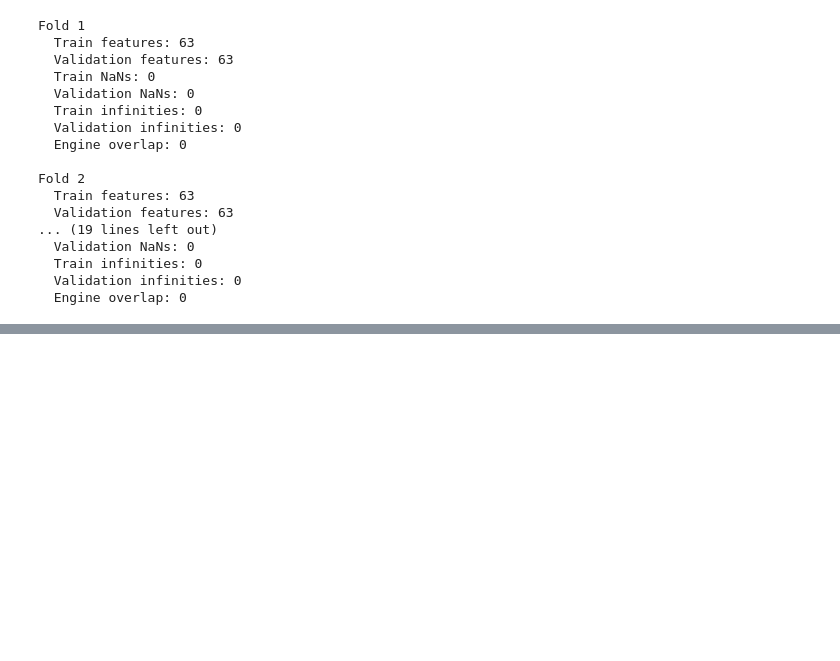
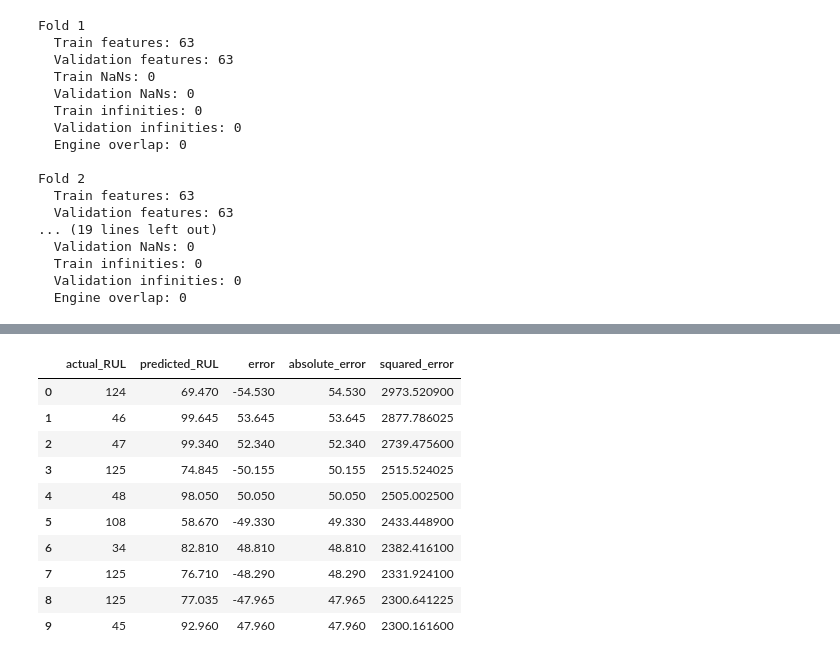
Before and after one commit to Susenther/Predictive_maintenance_RUL_prediction, a Jupyter notebook: notebooks/Predictive_Maintenance_RUL.ipynb, the cells around one changed output, grey strips where cells are left out. Drawn from its saved outputs; the diff is of its cells as text; code cells hidden in the pictures; blank space fills up the shorter version.

Commit message:
Add Random Forest baseline evaluation

```diff
--- a/notebooks/Predictive_Maintenance_RUL.ipynb
+++ b/notebooks/Predictive_Maintenance_RUL.ipynb
@@ -1484,0 +1651,33 @@ Fold 2
+# %%
+# Generate and store predictions for every temporal fold
+
+fold_predictions = []
+
+for fold_number, fold in enumerate(prepared_folds, start=1):
+
+    # Train a fresh Random Forest for this fold
+    model = RandomForestRegressor(
+        n_estimators=200,
+        random_state=42,
+        n_jobs=-1
+    )
+
+    model.fit(
+        fold["X_train"],
+        fold["y_train"]
+    )
+
+    # Predict validation RUL
+    predictions = model.predict(
+        fold["X_validation"]
+    )
+
+    # Store actual and predicted values
+    fold_prediction_data = pd.DataFrame({
+        "actual_RUL": fold["y_validation"].values,
+        "predicted_RUL": predictions
+    })
+
+    fold_predictions.append(fold_prediction_data)
+
+    print(f"Fold {fold_number} predictions saved: {len(predictions)}")
@@ -1484,0 +1789,22 @@ Fold 2
+# %%
+# Safely inspect the worst predictions from Fold 2
+
+fold_2_worst = (
+    fold_predictions[1]
+    .nlargest(10, "absolute_error")
+    .reset_index(drop=True)
+)
+
+display(fold_2_worst)
+# %% [output]
+|  | actual_RUL | predicted_RUL | error | absolute_error | squared_error |
+| 0 | 124 | 69.470 | -54.530 | 54.530 | 2973.520900 |
+| 1 | 46 | 99.645 | 53.645 | 53.645 | 2877.786025 |
+| 2 | 47 | 99.340 | 52.340 | 52.340 | 2739.475600 |
+| 3 | 125 | 74.845 | -50.155 | 50.155 | 2515.524025 |
+| 4 | 48 | 98.050 | 50.050 | 50.050 | 2505.002500 |
+| 5 | 108 | 58.670 | -49.330 | 49.330 | 2433.448900 |
+| 6 | 34 | 82.810 | 48.810 | 48.810 | 2382.416100 |
+| 7 | 125 | 76.710 | -48.290 | 48.290 | 2331.924100 |
+| 8 | 125 | 77.035 | -47.965 | 47.965 | 2300.641225 |
+| 9 | 45 | 92.960 | 47.960 | 47.960 | 2300.161600 |
```
Also changed, not shown: parts of 14 cells of this notebook.
